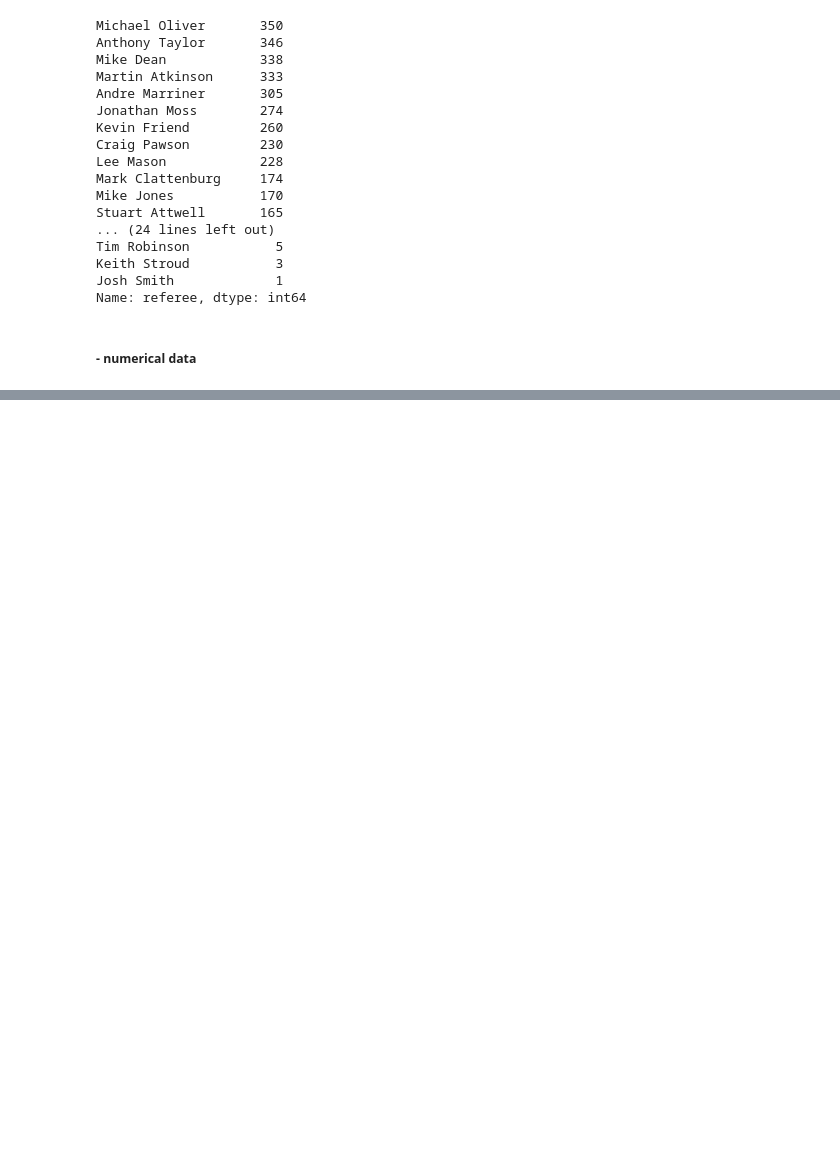
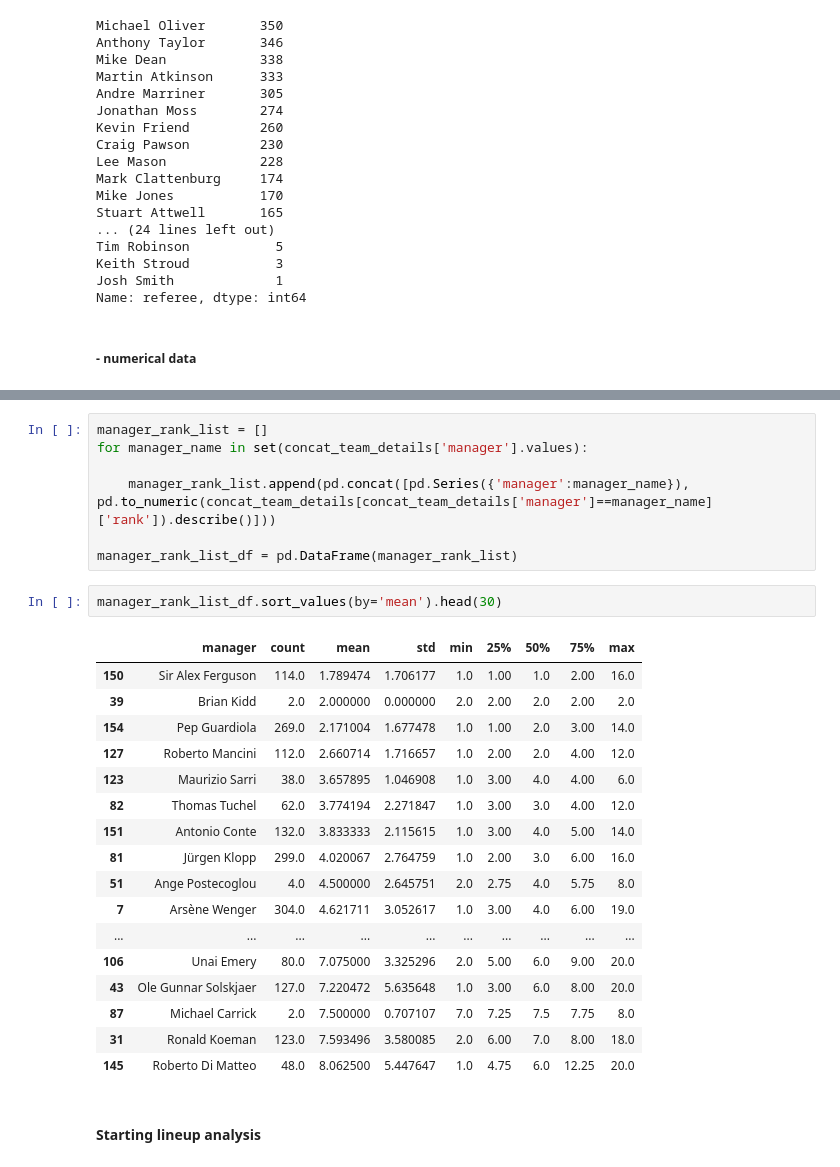
Before and after one commit to vitality1994/Soccer_Player_Recommendation_Service, a Jupyter notebook: data_quality_check_Premier.ipynb, the cells around one changed output, grey strips where cells are left out. Cells and saved outputs as stored; diff of their text form; blank space fills up the shorter version.

```diff
--- a/data_quality_check_Premier.ipynb
+++ b/data_quality_check_Premier.ipynb
@@ -314,0 +443,29 @@ match_general_info.describe()
+# %%
+manager_rank_list = []
+for manager_name in set(concat_team_details['manager'].values):
+
+    manager_rank_list.append(pd.concat([pd.Series({'manager':manager_name}), pd.to_numeric(concat_team_details[concat_team_details['manager']==manager_name]['rank']).describe()]))
+
+manager_rank_list_df = pd.DataFrame(manager_rank_list)
+# %%
+manager_rank_list_df.sort_values(by='mean').head(30)
+# %% [output]
+|  | manager | count | mean | std | min | 25% | 50% | 75% | max |
+| 150 | Sir Alex Ferguson | 114.0 | 1.789474 | 1.706177 | 1.0 | 1.00 | 1.0 | 2.00 | 16.0 |
+| 39 | Brian Kidd | 2.0 | 2.000000 | 0.000000 | 2.0 | 2.00 | 2.0 | 2.00 | 2.0 |
+| 154 | Pep Guardiola | 269.0 | 2.171004 | 1.677478 | 1.0 | 1.00 | 2.0 | 3.00 | 14.0 |
+| 127 | Roberto Mancini | 112.0 | 2.660714 | 1.716657 | 1.0 | 2.00 | 2.0 | 4.00 | 12.0 |
+| 123 | Maurizio Sarri | 38.0 | 3.657895 | 1.046908 | 1.0 | 3.00 | 4.0 | 4.00 | 6.0 |
+| 82 | Thomas Tuchel | 62.0 | 3.774194 | 2.271847 | 1.0 | 3.00 | 3.0 | 4.00 | 12.0 |
+| 151 | Antonio Conte | 132.0 | 3.833333 | 2.115615 | 1.0 | 3.00 | 4.0 | 5.00 | 14.0 |
+| 81 | Jürgen Klopp | 299.0 | 4.020067 | 2.764759 | 1.0 | 2.00 | 3.0 | 6.00 | 16.0 |
+| 51 | Ange Postecoglou | 4.0 | 4.500000 | 2.645751 | 2.0 | 2.75 | 4.0 | 5.75 | 8.0 |
+| 7 | Arsène Wenger | 304.0 | 4.621711 | 3.052617 | 1.0 | 3.00 | 4.0 | 6.00 | 19.0 |
+| ... | ... | ... | ... | ... | ... | ... | ... | ... | ... |
+| 106 | Unai Emery | 80.0 | 7.075000 | 3.325296 | 2.0 | 5.00 | 6.0 | 9.00 | 20.0 |
+| 43 | Ole Gunnar Solskjaer | 127.0 | 7.220472 | 5.635648 | 1.0 | 3.00 | 6.0 | 8.00 | 20.0 |
+| 87 | Michael Carrick | 2.0 | 7.500000 | 0.707107 | 7.0 | 7.25 | 7.5 | 7.75 | 8.0 |
+| 31 | Ronald Koeman | 123.0 | 7.593496 | 3.580085 | 2.0 | 6.00 | 7.0 | 8.00 | 18.0 |
+| 145 | Roberto Di Matteo | 48.0 | 8.062500 | 5.447647 | 1.0 | 4.75 | 6.0 | 12.25 | 20.0 |
+# %% [markdown]
+#### Starting lineup analysis
```
Also changed, not shown: parts of 40 cells of this notebook, 55 other files.
